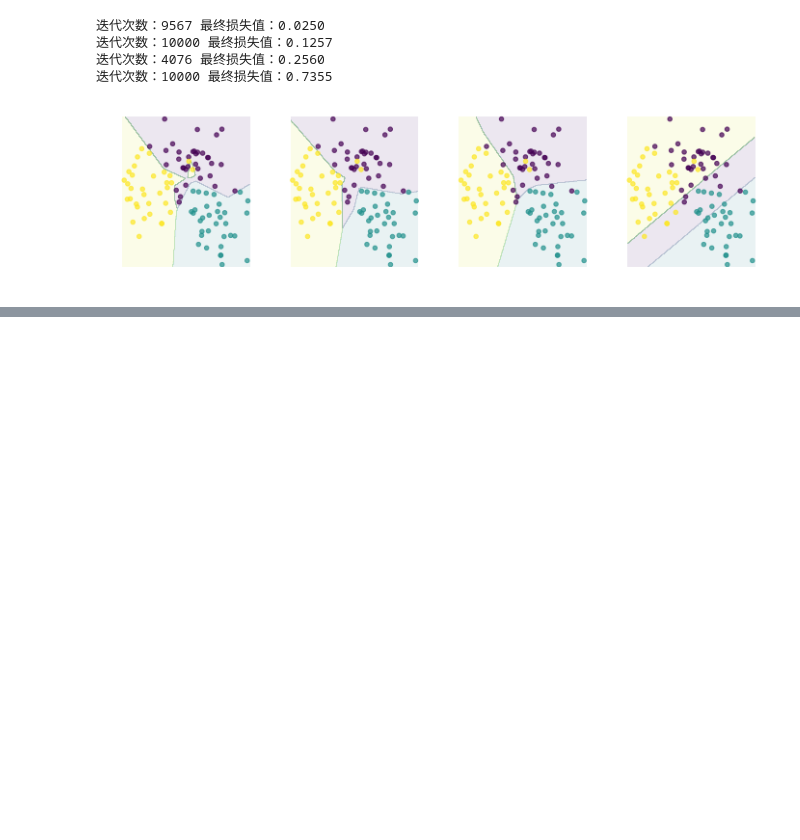
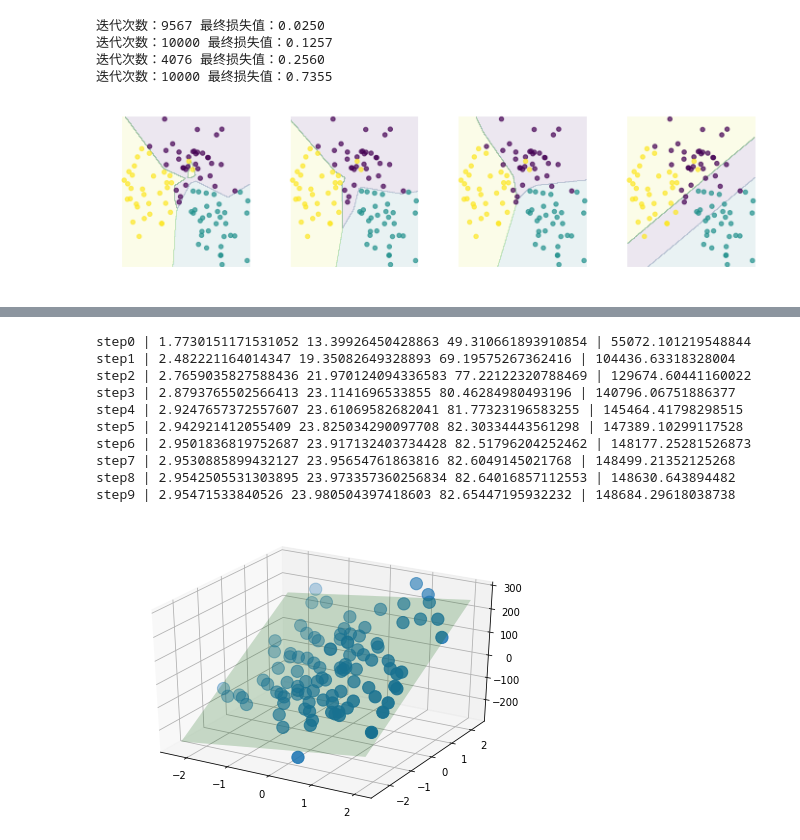
Before and after one commit to AryeYellow/PyProjects, a Jupyter notebook: DataScience/Regularization with L1 and L2.ipynb, the cells around one changed output, grey strips where cells are left out. Saved outputs shown, nothing was run; the diff lists cells and outputs as text; code cells hidden in the pictures; blank space fills up the shorter version.

```diff
--- a/DataScience/Regularization with L1 and L2.ipynb
+++ b/DataScience/Regularization with L1 and L2.ipynb
@@ -167,0 +261,14 @@ mp.show()
+# %%
+update('l2')
+# %% [output]
+step0 | 1.7730151171531052 13.39926450428863 49.310661893910854 | 55072.101219548844
+step1 | 2.482221164014347 19.35082649328893 69.19575267362416 | 104436.63318328004
+step2 | 2.7659035827588436 21.970124094336583 77.22122320788469 | 129674.60441160022
+step3 | 2.8793765502566413 23.1141696533855 80.46284980493196 | 140796.06751886377
+step4 | 2.9247657372557607 23.61069582682041 81.77323196583255 | 145464.41798298515
+step5 | 2.942921412055409 23.825034290097708 82.30334443561298 | 147389.10299117528
+step6 | 2.9501836819752687 23.917132403734428 82.51796204252462 | 148177.25281526873
+step7 | 2.9530885899432127 23.95654761863816 82.6049145021768 | 148499.21352125268
+step8 | 2.9542505531303895 23.973357360256834 82.64016857112553 | 148630.643894482
+step9 | 2.95471533840526 23.980504397418603 82.65447195932232 | 148684.29618038738
+[figure, added]
```
Also changed, not shown: parts of 6 cells of this notebook, 1 other file.
